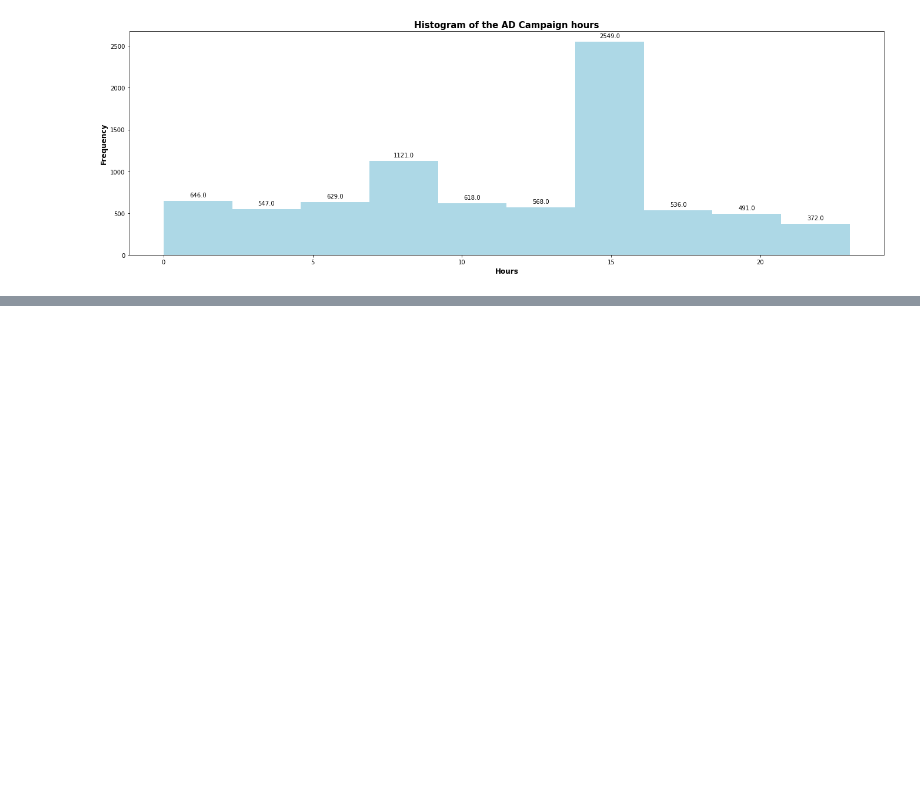
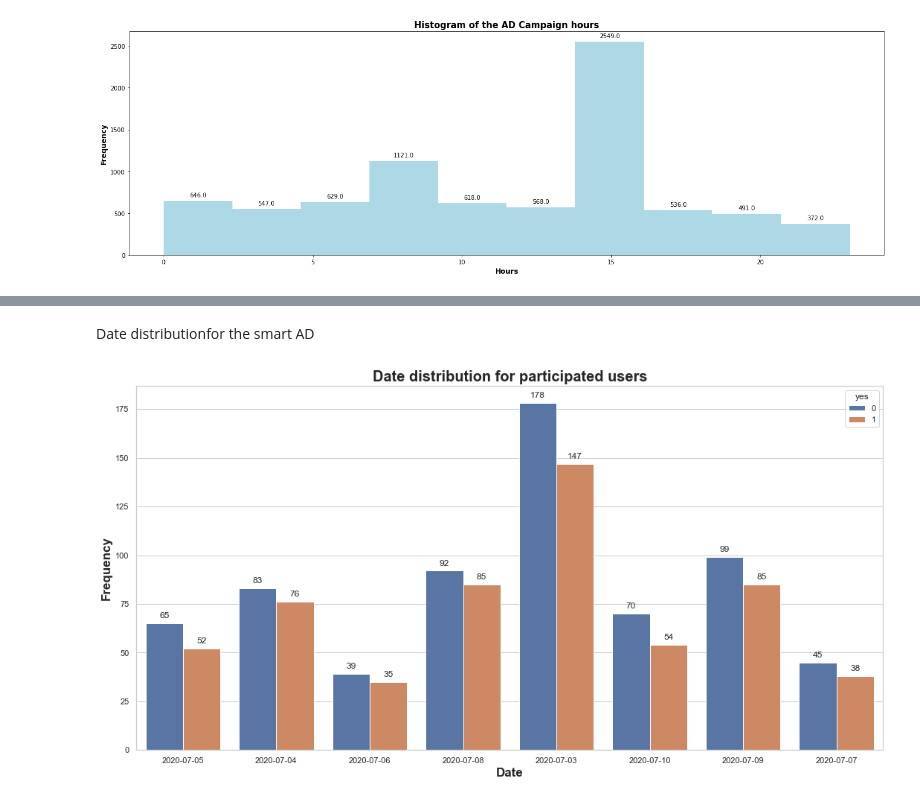
Before and after one commit to yonamg/Ad-campaign-performance, a Jupyter notebook: notebooks/ABtest_Overviews.ipynb, the cells around one changed output, grey strips where cells are left out. Saved outputs shown, nothing was run; the diff lists cells and outputs as text; code cells hidden in the pictures; blank space fills up the shorter version.

```diff
--- a/notebooks/ABtest_Overviews.ipynb
+++ b/notebooks/ABtest_Overviews.ipynb
@@ -191,0 +192,11 @@ plot_pi(notengaged[['experiment']].value_counts(), ['control', 'exposed'], "perc
+# %% [markdown]
+Date distributionfor the smart AD
+# %%
+plt.figure(figsize=(18, 9))
+sns.set(style='whitegrid')
+
+exn = sns.countplot(x="date", palette='deep', data=engaged, hue='yes', )
+get_value(exn)
+figure_att(exn, "Date distribution for participated users", "Date", "Frequency", 20, 17, "bold")
+# %% [output]
+[figure, added]
```
Also changed, not shown: parts of 22 cells of this notebook.
